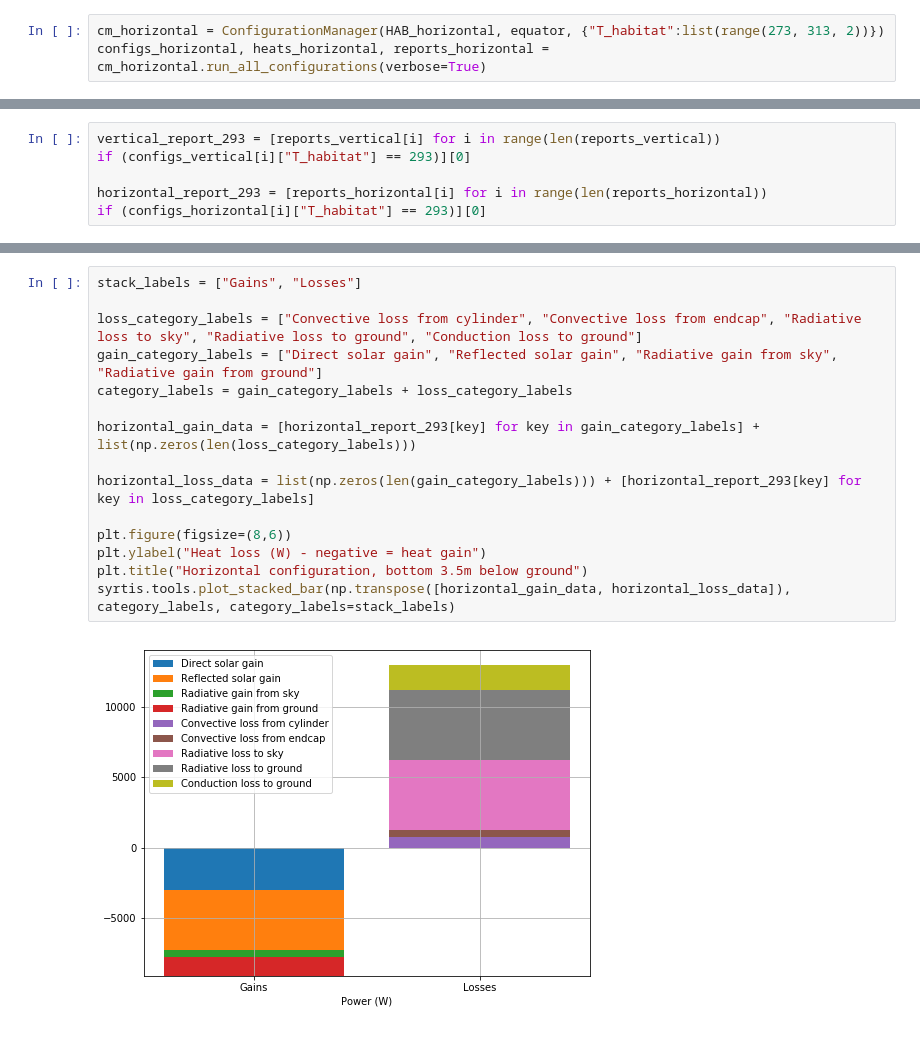
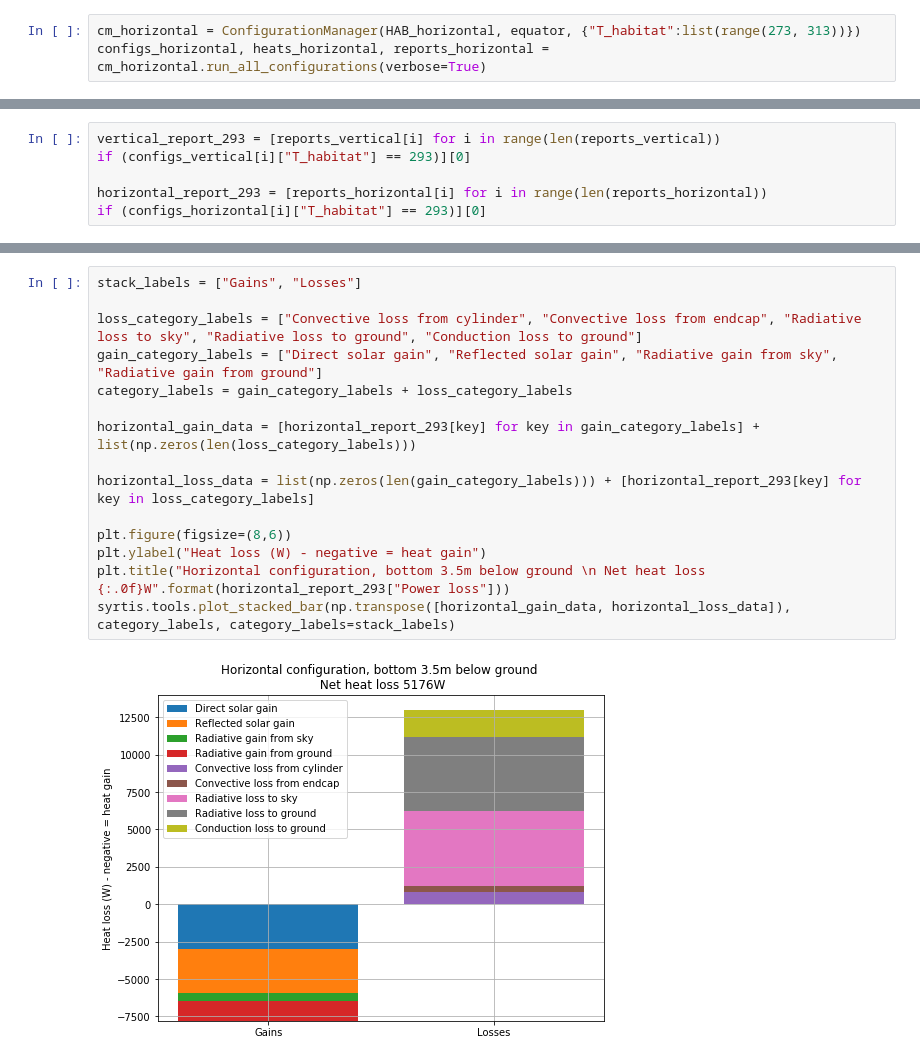
Before and after one commit to smross106/Syrtis, a Jupyter notebook: ISS_Module_Mars.ipynb, the cells around one changed output, grey strips where cells are left out. Saved outputs shown, nothing was run; the diff lists cells and outputs as text.

```diff
--- a/ISS_Module_Mars.ipynb
+++ b/ISS_Module_Mars.ipynb
@@ -84,6 +84,6 @@ cm_vertical = ConfigurationManager(HAB_vertical, equator, {"T_habitat":list(rang
 configs_vertical, heats_vertical, reports_vertical = cm_vertical.run_all_configurations(verbose=True)
 # %%
-cm_horizontal = ConfigurationManager(HAB_horizontal, equator, {"T_habitat":list(range(273, 313, 2))})
+cm_horizontal = ConfigurationManager(HAB_horizontal, equator, {"T_habitat":list(range(273, 313))})
 configs_horizontal, heats_horizontal, reports_horizontal = cm_horizontal.run_all_configurations(verbose=True)
 # %%
 habitat_temps = [(config["T_habitat"]-273) for config in configs_vertical]
@@ -134,18 +137,18 @@ category_labels, category_labels=stack_labels)
 # %%
 stack_labels = ["Gains", "Losses"]
 
 loss_category_labels = ["Convective loss from cylinder", "Convective loss from endcap", "Radiative loss to sky", "Radiative loss to ground", "Conduction loss to ground"]
 gain_category_labels = ["Direct solar gain", "Reflected solar gain", "Radiative gain from sky", "Radiative gain from ground"]
 category_labels = gain_category_labels + loss_category_labels
 
 horizontal_gain_data = [horizontal_report_293[key] for key in gain_category_labels] + list(np.zeros(len(loss_category_labels)))
 
 horizontal_loss_data = list(np.zeros(len(gain_category_labels))) + [horizontal_report_293[key] for key in loss_category_labels]
 
 plt.figure(figsize=(8,6))
 plt.ylabel("Heat loss (W) - negative = heat gain")
-plt.title("Horizontal configuration, bottom 3.5m below ground")
+plt.title("Horizontal configuration, bottom 3.5m below ground \n Net heat loss {:.0f}W".format(horizontal_report_293["Power loss"]))
 syrtis.tools.plot_stacked_bar(np.transpose([horizontal_gain_data, horizontal_loss_data]),
 category_labels, category_labels=stack_labels)
 # %% [output]
-[figure, old version]
+[figure, new version]
```
Also changed, not shown: parts of 4 cells of this notebook, 1 other file.
